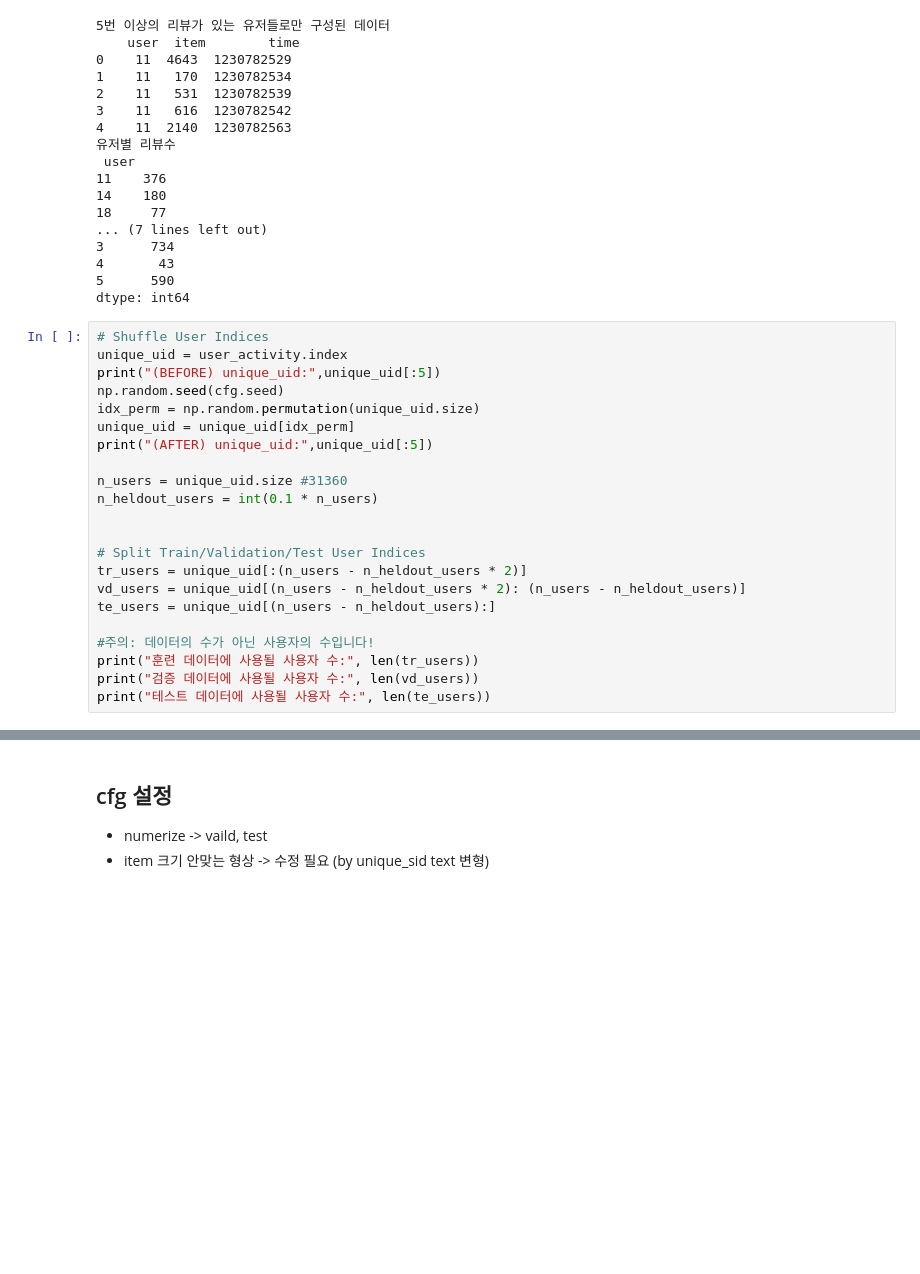
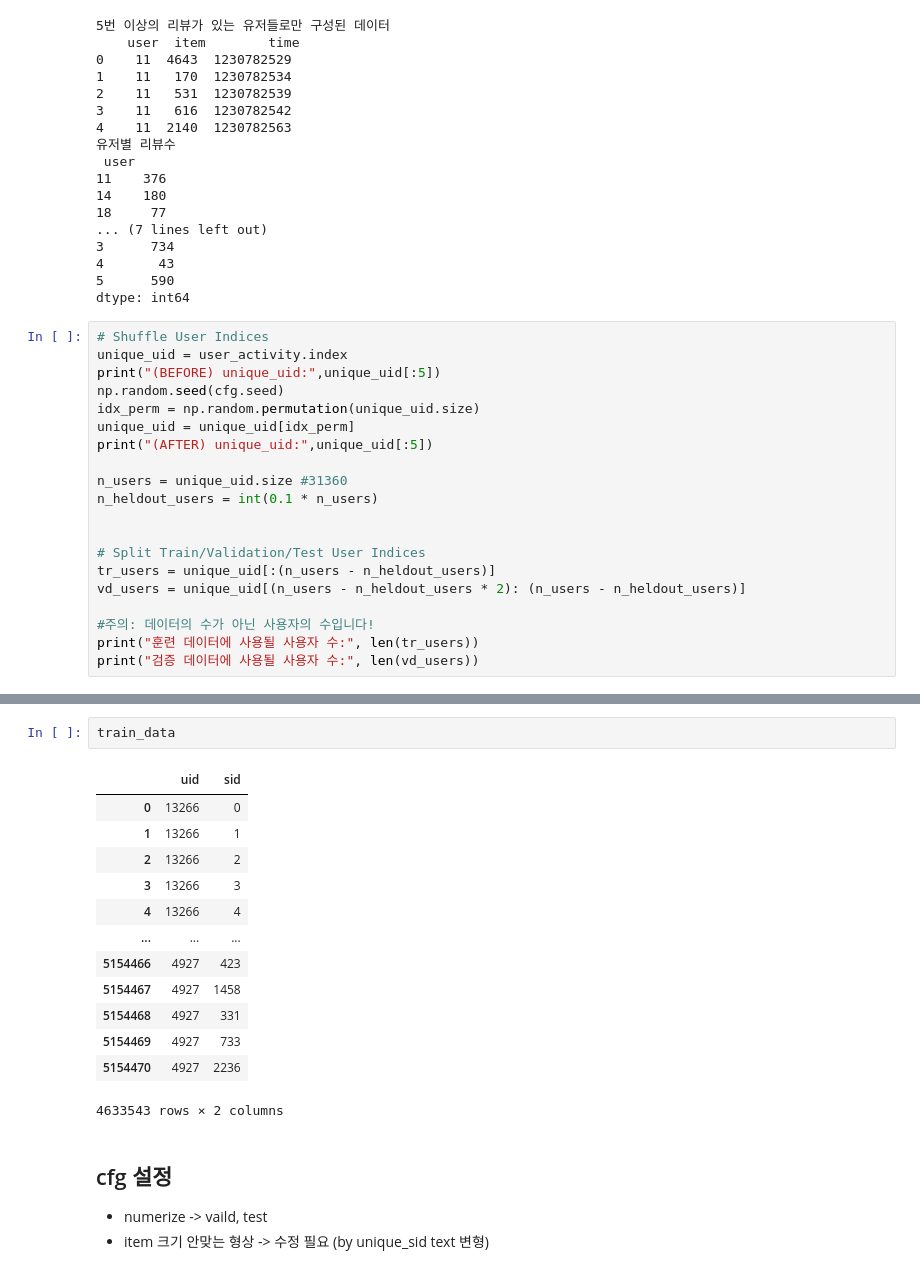
Before and after one commit to boostcampaitech4lv23recsys2/level2_movierecommendation_recsys-level2-recsys-09, a Jupyter notebook: nmf/NMF.ipynb, the cells around one changed output, grey strips where cells are left out. Saved outputs shown, nothing was run; the diff lists cells and outputs as text; blank space fills up the shorter version.

```diff
--- a/nmf/NMF.ipynb
+++ b/nmf/NMF.ipynb
@@ -194,14 +151,12 @@ n_heldout_users = int(0.1 * n_users)
 
 
 # Split Train/Validation/Test User Indices
-tr_users = unique_uid[:(n_users - n_heldout_users * 2)]
+tr_users = unique_uid[:(n_users - n_heldout_users)]
 vd_users = unique_uid[(n_users - n_heldout_users * 2): (n_users - n_heldout_users)]
-te_users = unique_uid[(n_users - n_heldout_users):]
 
 #주의: 데이터의 수가 아닌 사용자의 수입니다!
 print("훈련 데이터에 사용될 사용자 수:", len(tr_users))
 print("검증 데이터에 사용될 사용자 수:", len(vd_users))
-print("테스트 데이터에 사용될 사용자 수:", len(te_users))
 # %% [output]
 (BEFORE) unique_uid: Int64Index([11, 14, 18, 25, 31], dtype='int64', name='user')
 (AFTER) unique_uid: Int64Index([81259, 11986, 67552, 127325, 115853], dtype='int64', name='user')
@@ -269,6 +198,22 @@ test_data.to_csv(os.path.join(pro_dir, 'test.csv'), index=False)
 print("Done!")
 # %% [output]
 Done!
+# %%
+train_data
+# %% [output]
+|  | uid | sid |
+| 0 | 13266 | 0 |
+| 1 | 13266 | 1 |
+| 2 | 13266 | 2 |
+| 3 | 13266 | 3 |
+| 4 | 13266 | 4 |
+| ... | ... | ... |
+| 5154466 | 4927 | 423 |
+| 5154467 | 4927 | 1458 |
+| 5154468 | 4927 | 331 |
+| 5154469 | 4927 | 733 |
+| 5154470 | 4927 | 2236 |
+4633543 rows × 2 columns
 # %% [markdown]
 ## cfg 설정
 - numerize -> vaild, test
```
Also changed, not shown: parts of 35 cells of this notebook, 11 other files.
